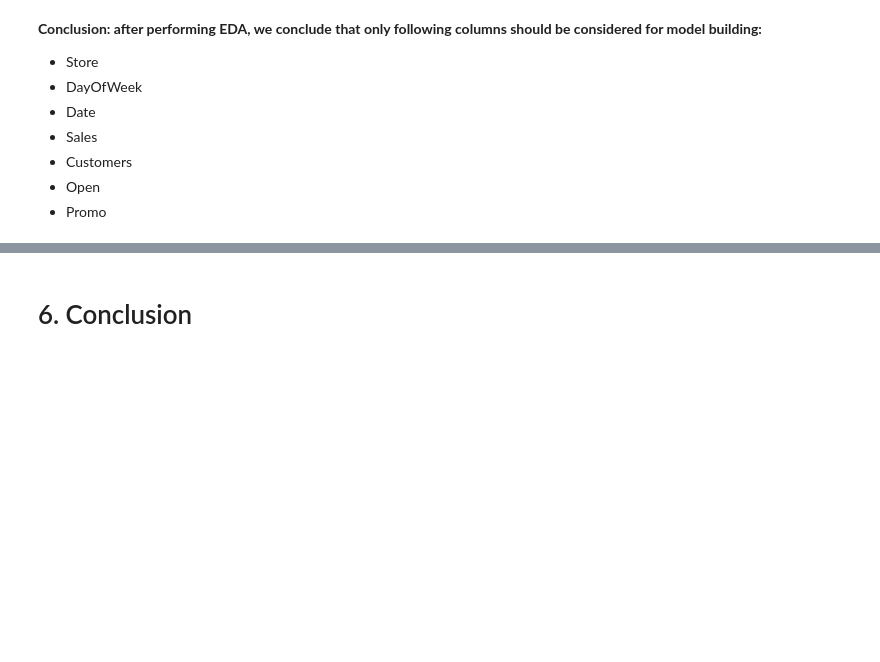
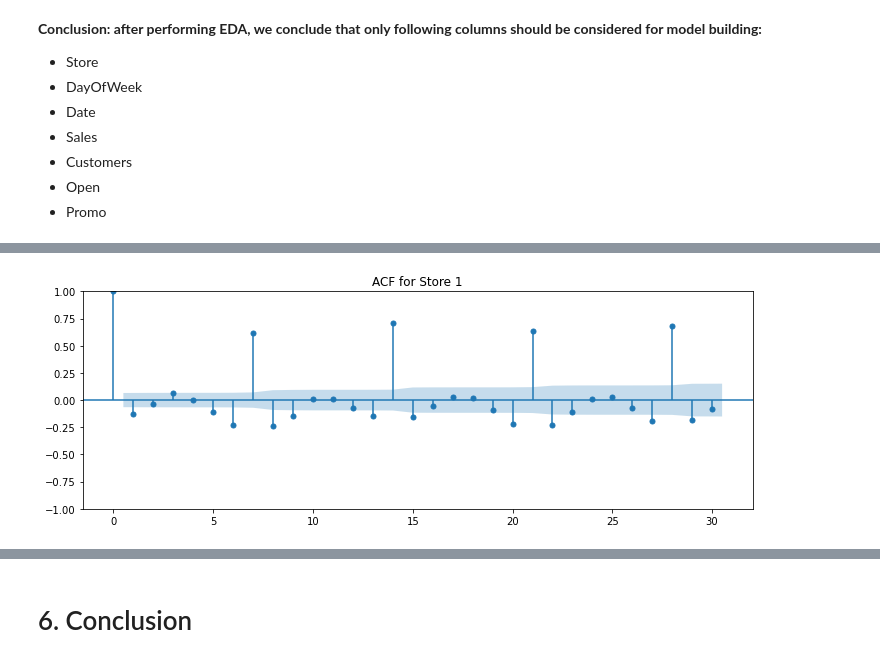
Before and after one commit to Alan-Wolf-VN/Sale_forecast, a Jupyter notebook: SaleForecasting_Nam_Tran.ipynb, the cells around one changed output, grey strips where cells are left out. Cells and saved outputs as stored; diff of their text form; code cells hidden in the pictures; blank space fills up the shorter version.

```diff
--- a/SaleForecasting_Nam_Tran.ipynb
+++ b/SaleForecasting_Nam_Tran.ipynb
@@ -427,0 +468,8 @@ df
+# %%
+# Check ACF and PACF:
+plt.figure(figsize=(12,4))
+plot_acf(train['Sales'], ax=plt.gca(), lags = 30)
+plt.title('ACF for Store 1')
+plt.show()
+# %% [output]
+[figure, added]
```
Also changed, not shown: parts of 29 cells of this notebook.
